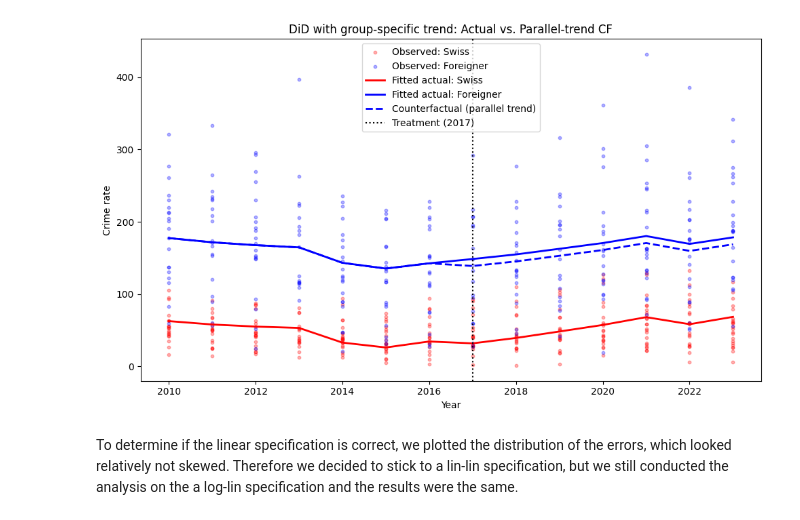
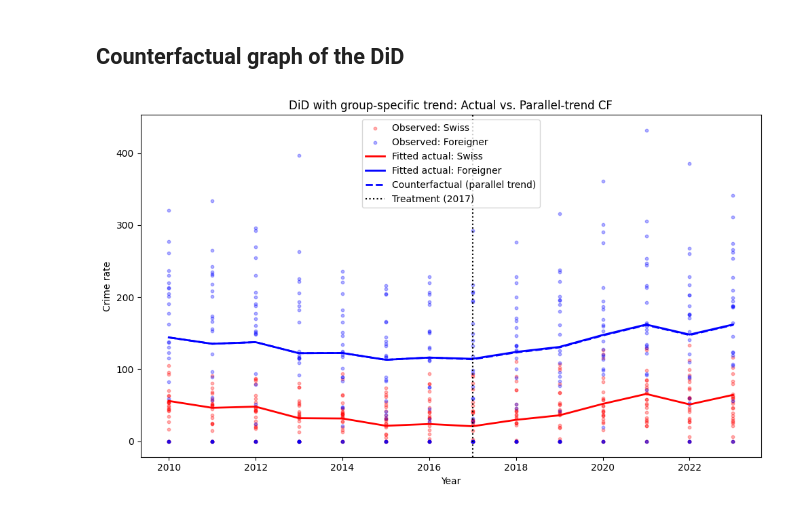
Before and after one commit to souhilsk/Groupe-33-REME, a Jupyter notebook: script/03_did_linear.ipynb, the cells around one changed output. Saved outputs shown, nothing was run; the diff lists cells and outputs as text; code cells hidden in the pictures.

```diff
--- a/script/03_did_linear.ipynb
+++ b/script/03_did_linear.ipynb
@@ -79,9 +27,9 @@ for c in df_ct['canton'].unique():
     good.append(c)
 df_ct = df_ct[df_ct['canton'].isin(good)].copy()
 
+
 # prepare DiD variables
-df_ct = df_ct[df_ct['crime_rate_per_100k']>0]
-df_ct['log_rate'] = np.log(df_ct['crime_rate_per_100k'])
+df_ct = df_ct[df_ct['crime_rate_per_100k']>=0]
 df_ct['T'] = (df_ct['group']=="Foreigner").astype(int)
 df_ct['P'] = (df_ct['year']>=2017).astype(int)
 df_ct['T_P'] = df_ct['T'] * df_ct['P']
@@ -129,6 +76,5 @@ This regression is conducted on the canton-specific dataset
 # %%
-# 3b) Augmented with group‐specific trend
-mod2 = smf.ols("crime_rate_per_100k ~ T_P + C(group) + C(canton) + C(year)", data=df_ct).fit(cov_type='cluster', cov_kwds={'groups': df_ct['canton']})
+mod2 = smf.ols("crime_rate_per_100k ~ T_P + T_t + C(group) + C(canton) + C(year)", data=df_ct).fit(cov_type='cluster', cov_kwds={'groups': df_ct['canton']})
 
 print("\nCanton-panel DiD (with trend)")
 print(mod2.summary())
@@ -214,0 +146,24 @@ Notes:
+# %%
+df_ct = df_ct.copy()
+
+# 1) Ensure year is int
+df_ct['year'] = df_ct['year'].astype(int)
+
+df_ct['treat'] = (df_ct['group'] == "Foreigner").astype(int)
+print("Treated obs:", df_ct['treat'].sum(), "/", len(df_ct))
+
+lead_cols = []
+for k in range(-7, 7):
+    if k == -1:
+        continue
+    suffix = f"m{abs(k)}" if k < 0 else f"p{k}"
+    name   = f"lead_{suffix}"
+    df_ct[name] = ((df_ct['year'] - 2017) == k).astype(int) * df_ct['treat']
+    print(f"{name}: {df_ct[name].sum()} treated obs")
+    lead_cols.append(name)
+
+# Event-study regression
+formula = "crime_rate_per_100k ~ " + " + ".join(lead_cols) + " + C(canton)+ C(group) + C(year)"
+mod_es = smf.ols(formula, data=df_ct).fit(
+    cov_type="cluster", cov_kwds={"groups": df_ct["canton"]})
+print(mod_es.summary())
@@ -215,3 +188,5 @@ Notes:
+# %% [markdown]
+## Counterfactual graph of the DiD
 # %%
 # Build a “counterfactual” dataset where Foreigner keeps its pre-treatment trend:
 df_ct_cf = df_ct.copy()
@@ -232,39 +207,33 @@ agg = (
     .groupby(['group','year'])
     .agg(obs_rate=('crime_rate_per_100k','mean'),
          fit_actual=('f_actual','mean'),
          fit_cf    =('f_cf','mean'))
-    .reset_index()
-)
+    .reset_index())
 
 plt.figure(figsize=(10,6))
-
 
 for grp, color in [('Swiss','red'), ('Foreigner','blue')]:
     sub = df_ct[df_ct['group'] == grp]
     plt.scatter(sub['year'], sub['crime_rate_per_100k'],
                 color=color, alpha=0.3, s=10,
                 label=f'Observed: {grp}')
-
 
 for grp, color in [('Swiss','red'), ('Foreigner','blue')]:
     sub = agg[agg['group']==grp]
     plt.plot(sub['year'], sub['fit_actual'], color=color, lw=2,
              label=f'Fitted actual: {grp}')
     if grp=='Foreigner':
         plt.plot(sub['year'], sub['fit_cf'], color=color, lw=2, ls='--',
                  label='Counterfactual (parallel trend)')
 
-
 plt.axvline(2017, color='black', ls=':', lw=1.5, label='Treatment (2017)')
 
 plt.xlabel('Year')
 plt.ylabel('Crime rate')
 plt.title('DiD with group‐specific trend: Actual vs. Parallel‐trend CF')
 plt.legend()
 plt.tight_layout()
-plt.savefig("/Users/souhil/Desktop/Courses/Recherche Empirique/Final/did_graph.png", dpi=300, bbox_inches='tight')
+plt.savefig("/Users/souhil/Desktop/Courses/Recherche Empirique/Final/did_graph_linlin.png", dpi=300, bbox_inches='tight')
 plt.show()
 # %% [output]
-[figure, old version]
+[figure, new version]
-# %% [markdown]
-To determine if the linear specification is correct, we plotted the distribution of the errors, which looked relatively not skewed. Therefore we decided to stick to a lin-lin specification, but we still conducted the analysis on the a log-lin specification and the results were the same.
```
Also changed, not shown: parts of 20 cells of this notebook, 5 other files.
